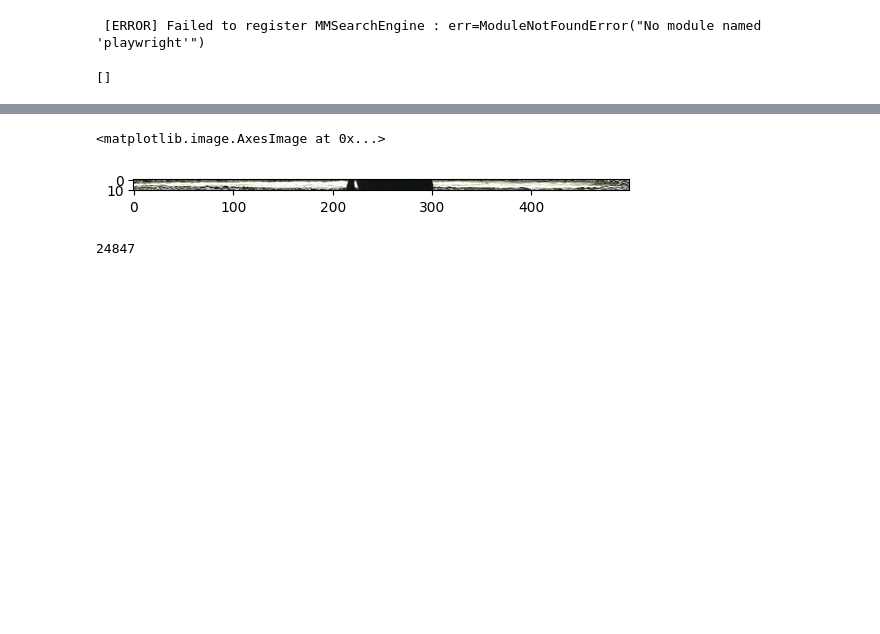
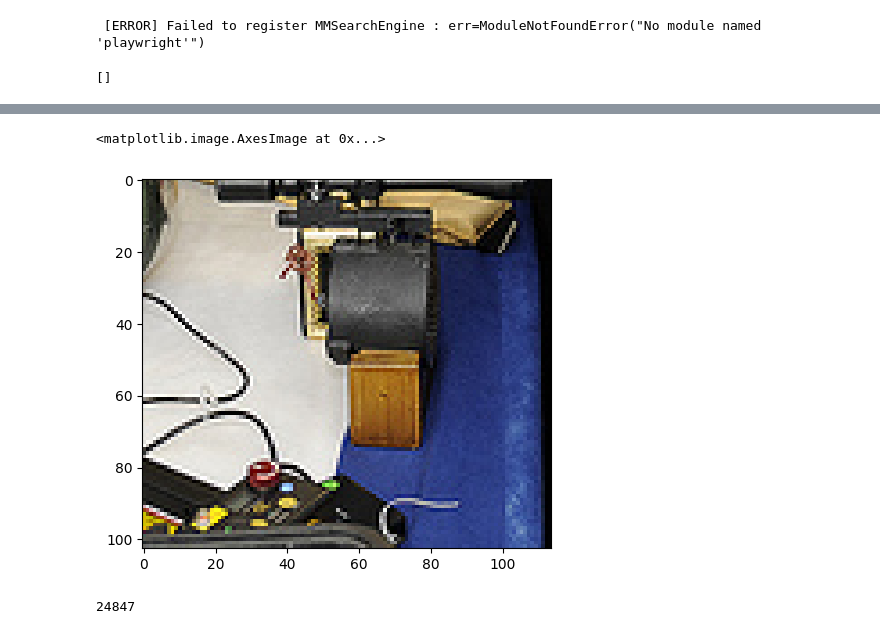
Before and after one commit to Visual-Agent/DeepEyes, a Jupyter notebook: test.ipynb, the cells around one changed output, grey strips where cells are left out. Drawn from its saved outputs; the diff is of its cells as text; code cells hidden in the pictures; blank space fills up the shorter version.

```diff
--- a/test.ipynb
+++ b/test.ipynb
@@ -385,7 +385,7 @@ from PIL import Image
 from io import BytesIO
 
 question = "What is the name of the watercraft to the left of the individual who is sporting a timepiece?"
-image_path = "/cpfs/user/honglingyi/DATA/LLM/Vstar/gqa/images/2332002.jpg"
+image_path = "/cpfs/user/honglingyi/DATA/LLM/Vstar/gqa/images/2390431.jpg"
 image = Image.open(image_path).convert("RGB")
 plt.imshow(image)
 # %% [output]
@@ -394,11 +481,11 @@ plt.imshow(image)
 # %%
-bbox = [0, 176, 499, 187]
+bbox = [199, 229, 313, 332]
 # bbox = maybe_resize_bbox(bbox)
 cropped_image = image.crop(bbox)
 plt.imshow(cropped_image)
 # %% [output]
 <matplotlib.image.AxesImage at 0x...>
-[figure, old version]
+[figure, new version]
 # %%
 import json
 with open('data/vlagent/distilled/GQA_1t_fail.json', 'r') as f:
```
Also changed, not shown: parts of 5 cells of this notebook, 9 other files.
